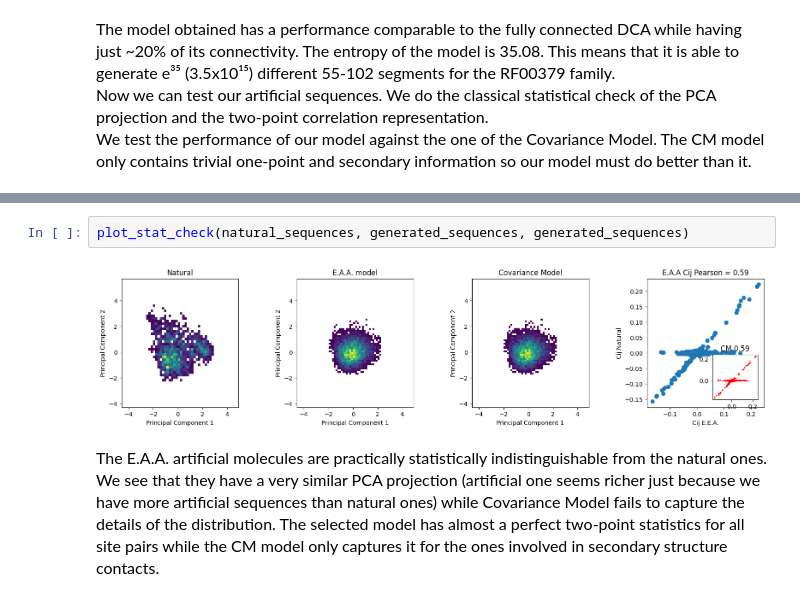
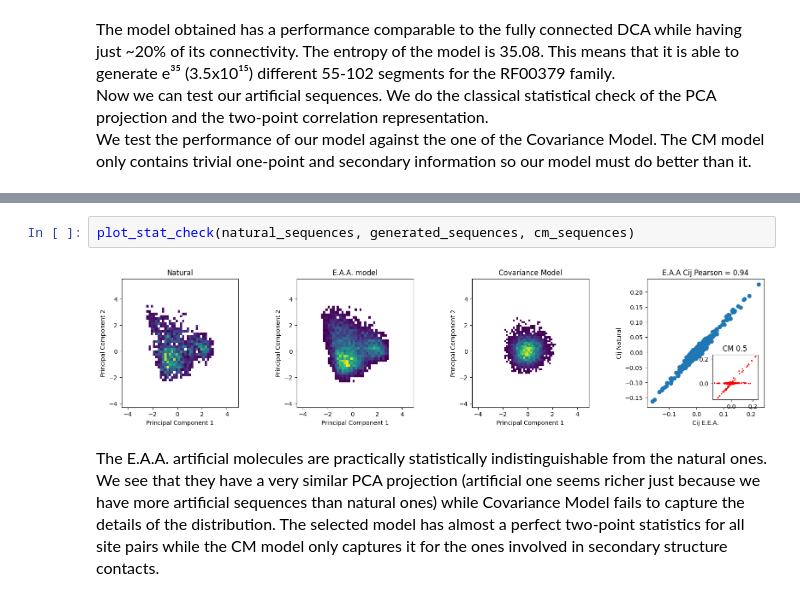
Before and after one commit to robertonetti/2.0.FCSeqTools.jl, a Jupyter notebook: Example/EAA_example_notebook.ipynb, the cells around one changed output, grey strips where cells are left out. Saved outputs shown, nothing was run; the diff lists cells and outputs as text.

```diff
--- a/Example/EAA_example_notebook.ipynb
+++ b/Example/EAA_example_notebook.ipynb
@@ -93,7 +88,7 @@ Closest candidates are:
 # %%
-plot_stat_check(natural_sequences, generated_sequences, generated_sequences)
+plot_stat_check(natural_sequences, generated_sequences, cm_sequences)
 # %% [output]
-[figure, old version]
+[figure, new version]
 # %% [markdown]
 <font size="3">The E.A.A. artificial molecules are practically statistically indistinguishable from the natural ones. We see that they have a very similar PCA projection (artificial one seems richer just because we have more artificial sequences than natural ones) while Covariance Model fails to capture the details of the distribution.
     The selected model has almost a perfect two-point statistics for all site pairs while the CM model only captures it for the ones involved in secondary structure contacts. \
```
Also changed, not shown: parts of 4 cells of this notebook, 2 other files.
